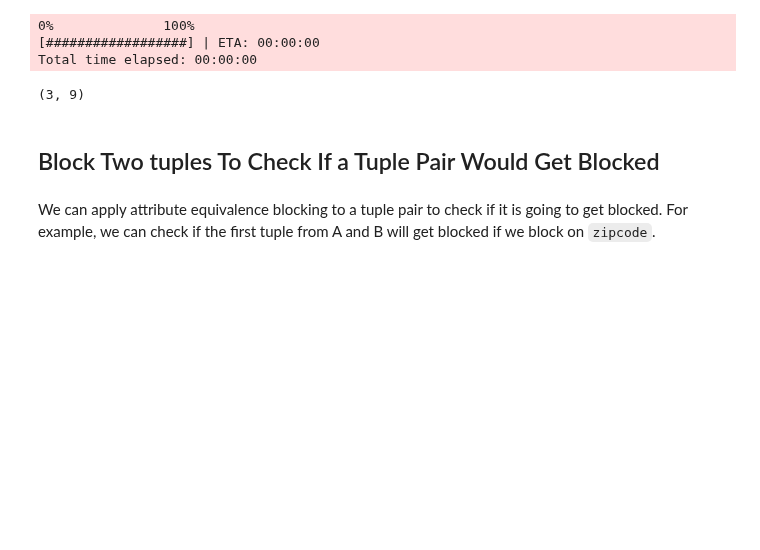
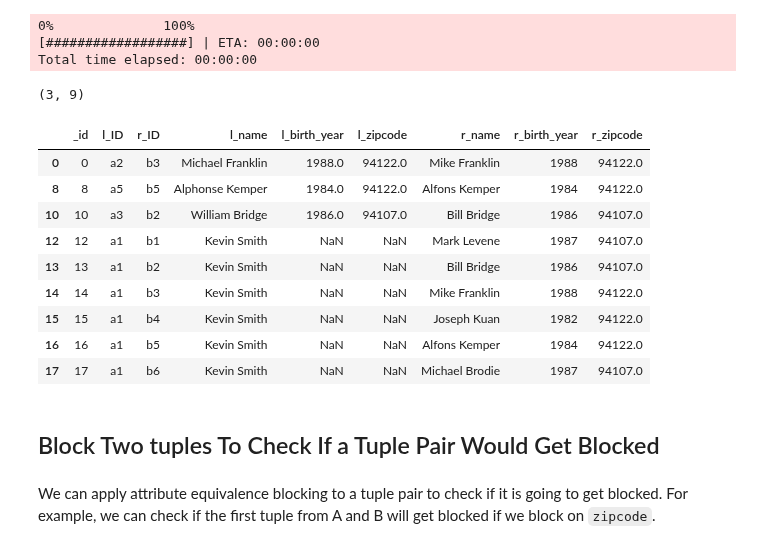
Before and after one commit to anhaidgroup/py_entitymatching, a Jupyter notebook: notebooks/guides/Performing Blocking Using Built-In Blockers (Attr. Equivalence Blocker).ipynb, the cells around one changed output. Drawn from its saved outputs; the diff is of its cells as text; code cells hidden in the pictures; blank space fills up the shorter version.

```diff
--- a/notebooks/guides/Performing Blocking Using Built-In Blockers (Attr. Equivalence Blocker).ipynb
+++ b/notebooks/guides/Performing Blocking Using Built-In Blockers (Attr. Equivalence Blocker).ipynb
@@ -244,6 +253,19 @@ Total time elapsed: 00:00:00
 len(C4), len(C5)
 # %% [output]
 (3, 9)
+# %%
+C5
+# %% [output]
+|  | _id | l_ID | r_ID | l_name | l_birth_year | l_zipcode | r_name | r_birth_year | r_zipcode |
+| 0 | 0 | a2 | b3 | Michael Franklin | 1988.0 | 94122.0 | Mike Franklin | 1988 | 94122.0 |
+| 8 | 8 | a5 | b5 | Alphonse Kemper | 1984.0 | 94122.0 | Alfons Kemper | 1984 | 94122.0 |
+| 10 | 10 | a3 | b2 | William Bridge | 1986.0 | 94107.0 | Bill Bridge | 1986 | 94107.0 |
+| 12 | 12 | a1 | b1 | Kevin Smith | NaN | NaN | Mark Levene | 1987 | 94107.0 |
+| 13 | 13 | a1 | b2 | Kevin Smith | NaN | NaN | Bill Bridge | 1986 | 94107.0 |
+| 14 | 14 | a1 | b3 | Kevin Smith | NaN | NaN | Mike Franklin | 1988 | 94122.0 |
+| 15 | 15 | a1 | b4 | Kevin Smith | NaN | NaN | Joseph Kuan | 1982 | 94122.0 |
+| 16 | 16 | a1 | b5 | Kevin Smith | NaN | NaN | Alfons Kemper | 1984 | 94122.0 |
+| 17 | 17 | a1 | b6 | Kevin Smith | NaN | NaN | Michael Brodie | 1987 | 94107.0 |
 # %% [markdown]
 ## Block Two tuples To Check If a Tuple Pair Would Get Blocked
 # %% [markdown]
```
Also changed, not shown: parts of 9 cells of this notebook, 1 other file.
